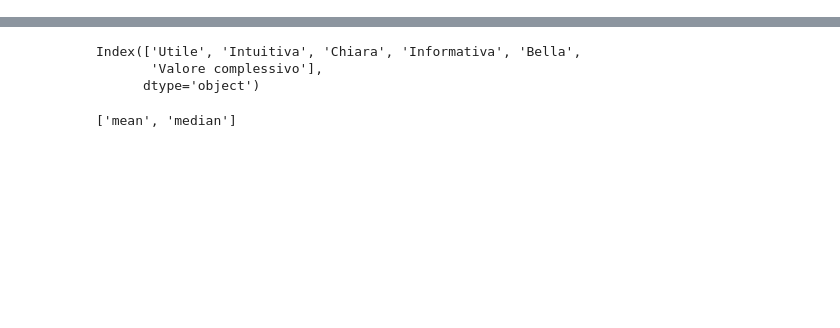
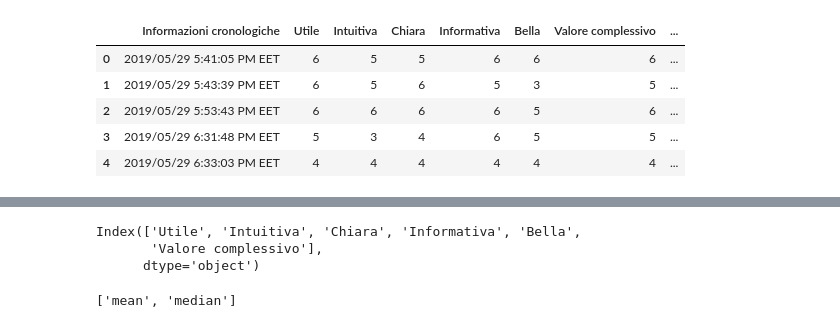
Before and after one commit to DBertazioli/ARmeetup, a Jupyter notebook: Visualizations/survey/snake diagram.ipynb, the cells around one changed output, grey strips where cells are left out. Drawn from its saved outputs; the diff is of its cells as text; code cells hidden in the pictures; blank space fills up the shorter version.

```diff
--- a/Visualizations/survey/snake diagram.ipynb
+++ b/Visualizations/survey/snake diagram.ipynb
@@ -2,4 +2,15 @@
 import seaborn as sns
 import matplotlib.pyplot as plt
 import pandas as pd
+# %%
+df = pd.read_table('https://raw.githubusercontent.com/DBertazioli/ARmeetup/master/Visualizations/survey/Questionario%20psicometrico%20(VIZ_1).txt',
+                  sep = ",")
+df.head()
+# %% [output]
+|  | Informazioni cronologiche | Utile | Intuitiva | Chiara | Informativa | Bella | Valore complessivo | ... |
+| 0 | 2019/05/29 5:41:05 PM EET | 6 | 5 | 5 | 6 | 6 | 6 | ... |
+| 1 | 2019/05/29 5:43:39 PM EET | 6 | 5 | 6 | 5 | 3 | 5 | ... |
+| 2 | 2019/05/29 5:53:43 PM EET | 6 | 6 | 6 | 6 | 5 | 6 | ... |
+| 3 | 2019/05/29 6:31:48 PM EET | 5 | 3 | 4 | 6 | 5 | 5 | ... |
+| 4 | 2019/05/29 6:33:03 PM EET | 4 | 4 | 4 | 4 | 4 | 4 | ... |
 # %%
```
Also changed, not shown: parts of 9 cells of this notebook, 3 other files.
